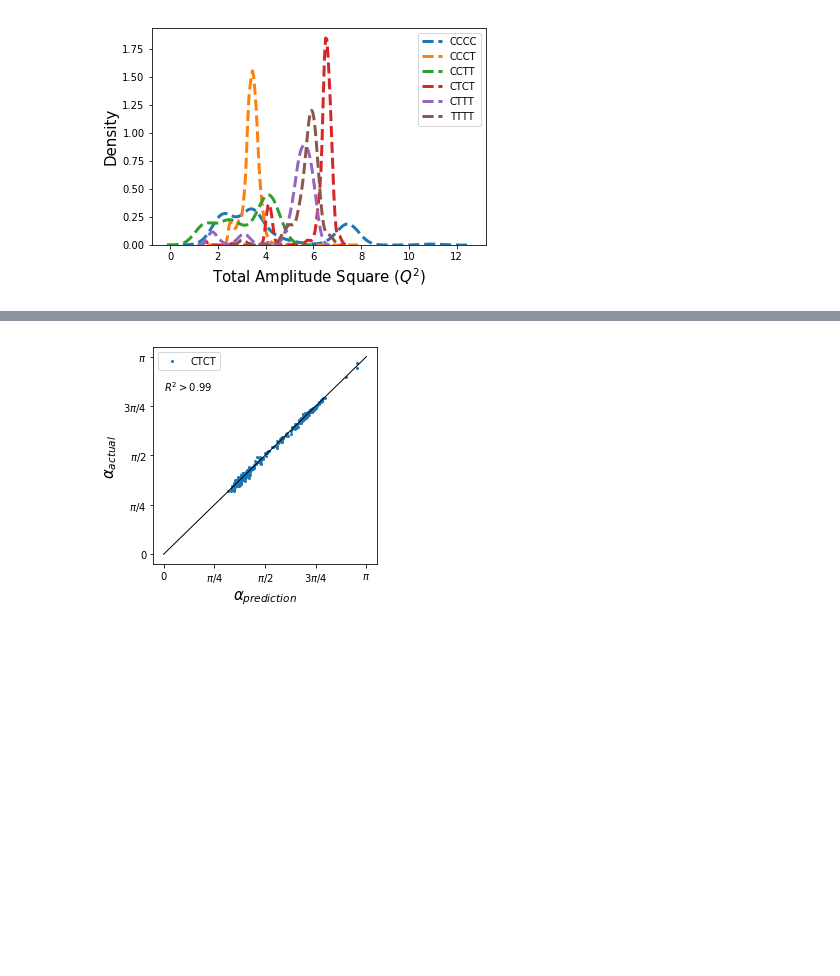
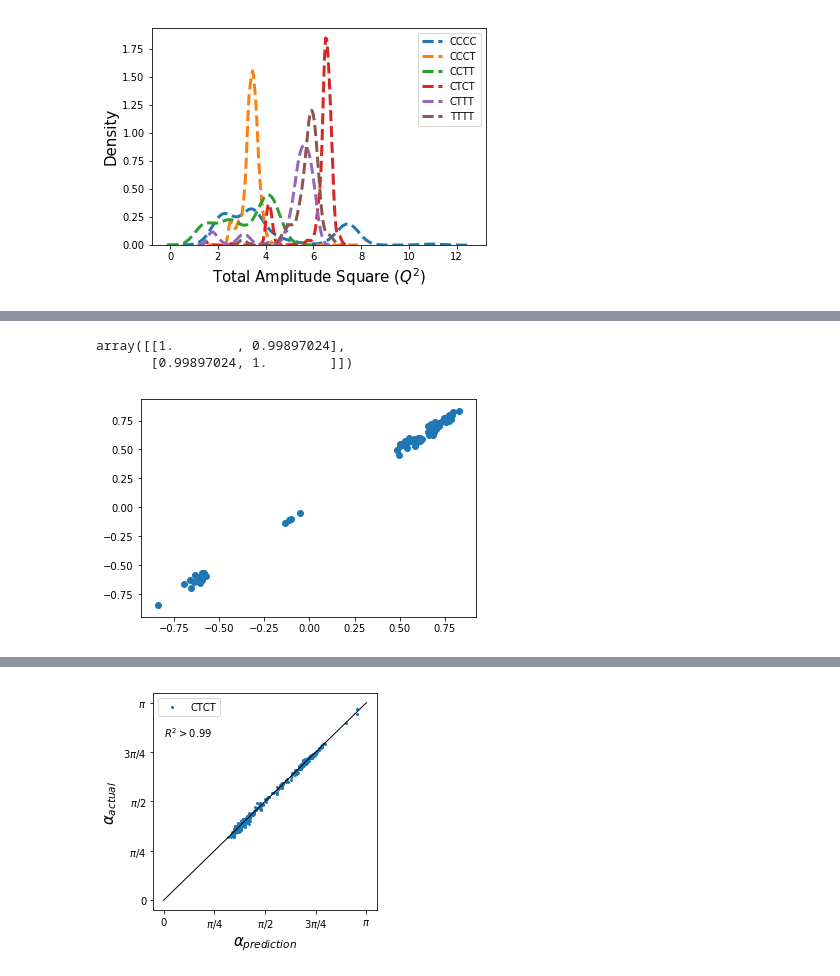
Before and after one commit to lucianlschan/RING, a Jupyter notebook: CTPs Analysis.ipynb, the cells around one changed output, grey strips where cells are left out. Saved outputs shown, nothing was run; the diff lists cells and outputs as text; code cells hidden in the pictures; blank space fills up the shorter version.

```diff
--- a/CTPs Analysis.ipynb
+++ b/CTPs Analysis.ipynb
@@ -760,0 +685,19 @@ plt.hist(cps2.iloc[:,0:5].apply(np.square).sum(axis=1).apply(np.sqrt),bins=50)
+# %%
+def GetBasis(dataframe,p,q,i,e=True):
+    b1c,b1s = (dataframe["q2"]**p)*np.cos(q*(dataframe["phi2"]+2*np.pi*i*2/12)).values,(dataframe["q2"]**p)*np.sin(q*(dataframe["phi2"]+2*np.pi*i*2/12)).values
+    b2c,b2s = (dataframe["q3"]**p)*np.cos(q*(dataframe["phi3"]+2*np.pi*i*3/12)).values,(dataframe["q3"]**p)*np.sin(q*(dataframe["phi3"]+2*np.pi*i*3/12)).values
+    b3c,b3s = (dataframe["q4"]**p)*np.cos(q*(dataframe["phi4"]+2*np.pi*i*4/12)).values,(dataframe["q4"]**p)*np.sin(q*(dataframe["phi4"]+2*np.pi*i*4/12)).values
+    b4c,b4s = (dataframe["q5"]**p)*np.cos(q*(dataframe["phi5"]+2*np.pi*i*5/12)).values,(dataframe["q5"]**p)*np.sin(q*(dataframe["phi5"]+2*np.pi*i*5/12)).values
+    b5 = (dataframe["q6"]**p).values
+    ones = np.ones(len(dataframe))
+    if e==False:
+        basis = [b1c,b1s,b2c,b2s,b3c,b3s,b4c,b4s,b5]
+    else:
+        basis = [ones,b1c,b1s,b2c,b2s,b3c,b3s,b4c,b4s,b5]
+    return basis
+
+def SolveBeta(X,Y):
+    xtx = np.linalg.inv(np.matmul(np.transpose(X),X))
+    xty = np.matmul(np.transpose(X),Y)
+    beta = np.matmul(xtx,xty)
+    return beta
@@ -760,0 +802,7 @@ plt.hist(cps2.iloc[:,0:5].apply(np.square).sum(axis=1).apply(np.sqrt),bins=50)
+# %%
+subset1a = subset1.dropna()
+subset1b = subset2.dropna()
+
+basis1a = GetBasis(subset1a,1,1,0)
+basis1b = GetBasis(subset1a,2,2,0,e=False)
+sqq = subset1a[["q2","q3","q4","q5"]].apply(np.square).values
@@ -760,0 +813,16 @@ plt.hist(cps2.iloc[:,0:5].apply(np.square).sum(axis=1).apply(np.sqrt),bins=50)
+# %%
+ebasis = np.column_stack(basis1a+basis1b+[sqq])
+Xe = ebasis
+cb1 = subset1a["b3"].values
+xtxe = np.linalg.inv(np.matmul(np.transpose(Xe),Xe))
+xtye1 = np.matmul(np.transpose(Xe),cb1)
+bt1 = np.matmul(xtxe,xtye1)
+# %%
+y0 = np.matmul(Xe,bt1)
+# %%
+plt.scatter(y0,subset1a["b3"])
+np.corrcoef(y0,subset1a["b3"])
+# %% [output]
+array([[1.        , 0.99897024],
+       [0.99897024, 1.        ]])
+[figure, added]
```
Also changed, not shown: parts of 64 cells of this notebook, 1 other file.
